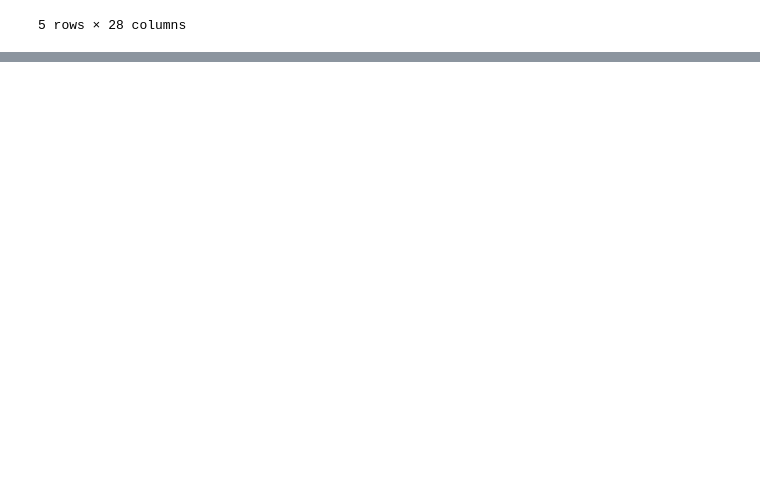
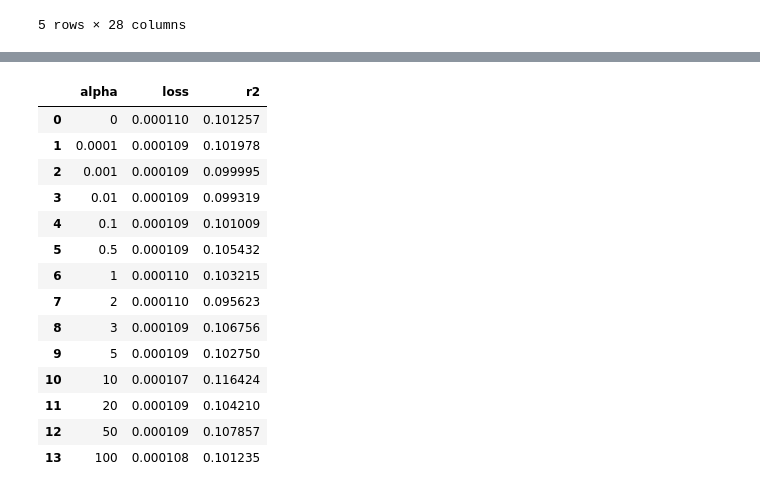
Before and after one commit to NickyDCFP/Machine-Learning-4563-Final-Project, a Jupyter notebook: polyreg.ipynb, the cells around one changed output, grey strips where cells are left out. Drawn from its saved outputs; the diff is of its cells as text; code cells hidden in the pictures; blank space fills up the shorter version.

```diff
--- a/polyreg.ipynb
+++ b/polyreg.ipynb
@@ -102,0 +134,24 @@ def try_test_size(X, y, test_size):
+# %%
+cols = ['alpha', 'loss', 'r2']
+error = pd.DataFrame(columns = cols)
+alphas = [0, 0.0001, 0.001, 0.01, 0.1, 0.5, 1, 2, 3, 5, 10, 20, 50, 100]
+for alpha in alphas:
+    err = try_regularization_alpha(X, y, alpha)
+    error = pd.concat([error, pd.DataFrame(err, index=['alpha'])], ignore_index=True)
+error
+# %% [output]
+|  | alpha | loss | r2 |
+| 0 | 0 | 0.000110 | 0.101257 |
+| 1 | 0.0001 | 0.000109 | 0.101978 |
+| 2 | 0.001 | 0.000109 | 0.099995 |
+| 3 | 0.01 | 0.000109 | 0.099319 |
+| 4 | 0.1 | 0.000109 | 0.101009 |
+| 5 | 0.5 | 0.000109 | 0.105432 |
+| 6 | 1 | 0.000110 | 0.103215 |
+| 7 | 2 | 0.000110 | 0.095623 |
+| 8 | 3 | 0.000109 | 0.106756 |
+| 9 | 5 | 0.000109 | 0.102750 |
+| 10 | 10 | 0.000107 | 0.116424 |
+| 11 | 20 | 0.000109 | 0.104210 |
+| 12 | 50 | 0.000109 | 0.107857 |
+| 13 | 100 | 0.000108 | 0.101235 |
```
Also changed, not shown: parts of 10 cells of this notebook, 1 other file.
